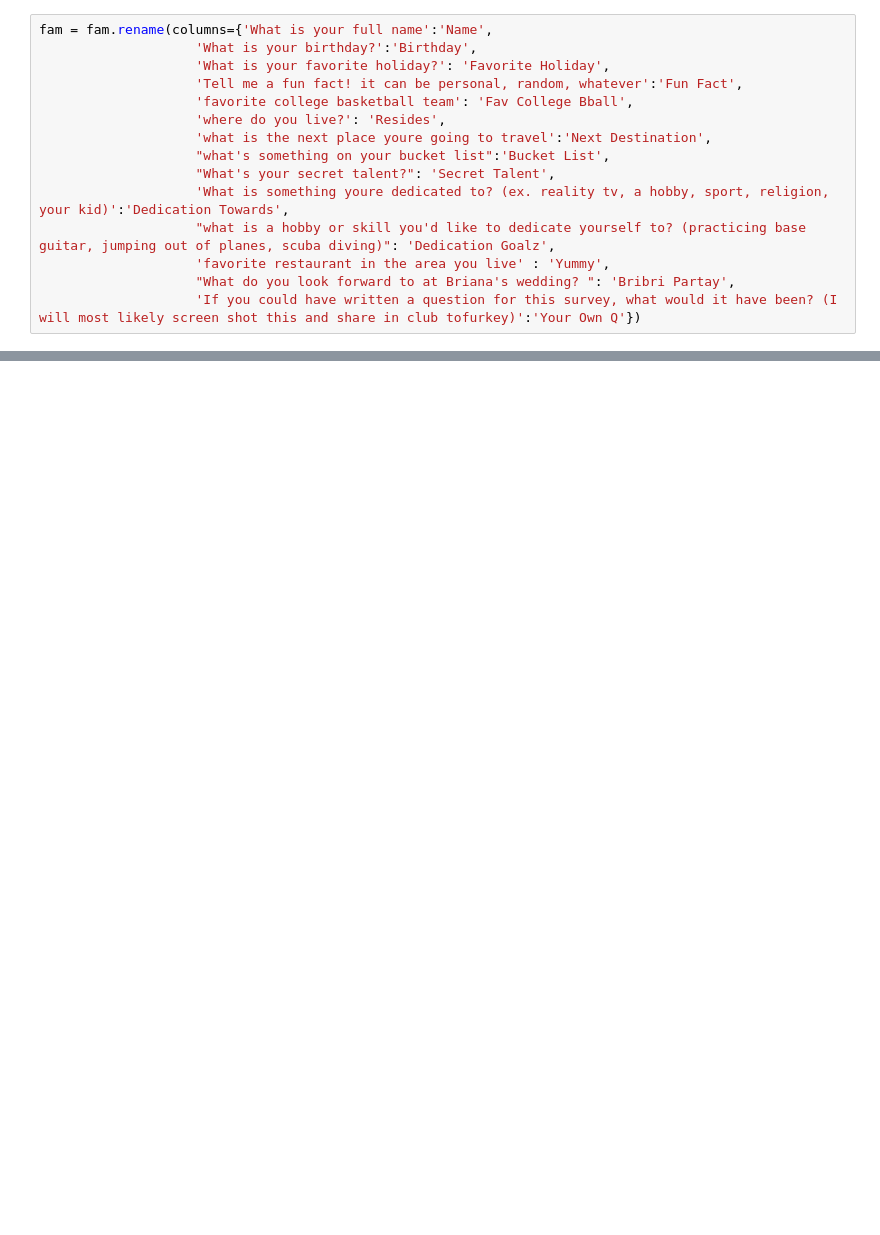
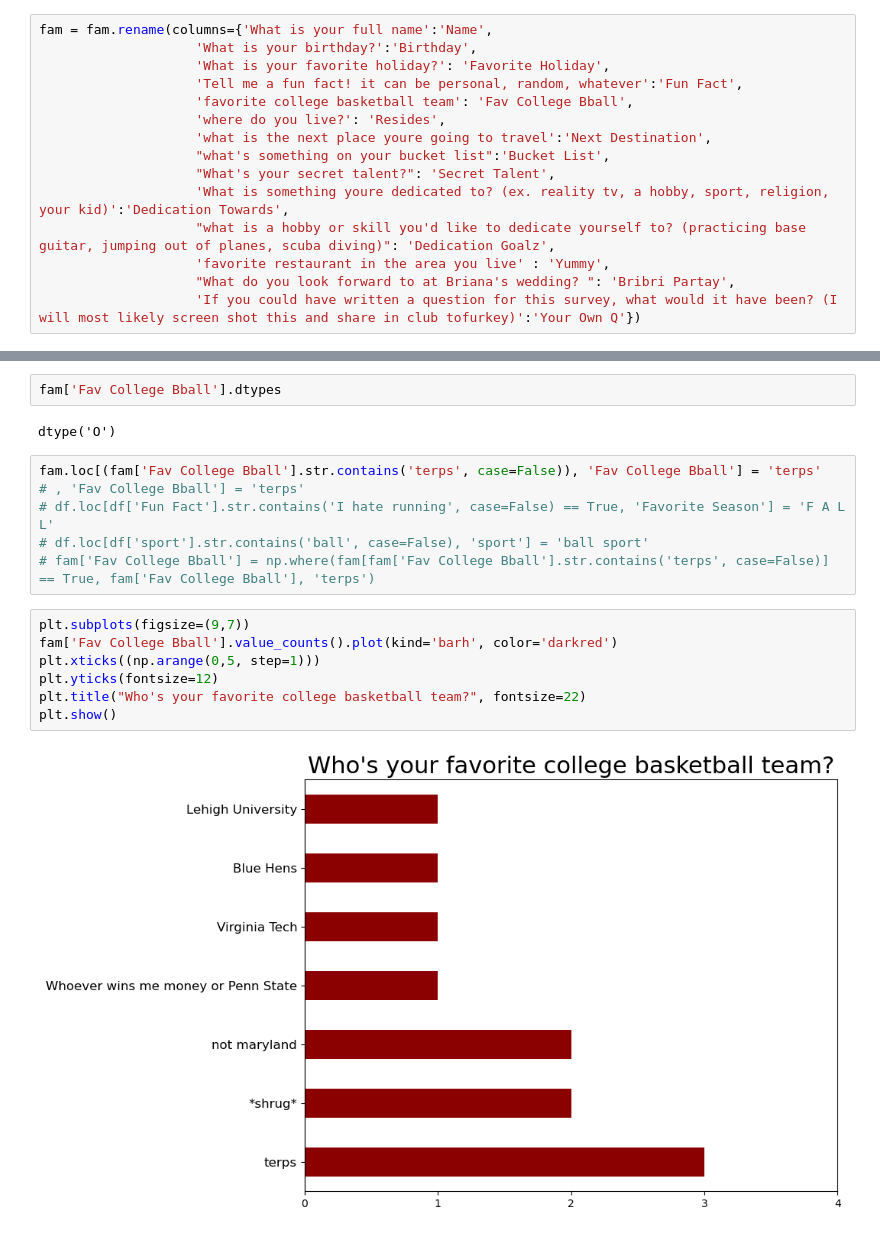
Before and after one commit to MarcBernstein0/raizel-practice-questions, a Jupyter notebook: notebook/family_2023updates.ipynb, the cells around one changed output, grey strips where cells are left out. Cells and saved outputs as stored; diff of their text form; blank space fills up the shorter version.

```diff
--- a/notebook/family_2023updates.ipynb
+++ b/notebook/family_2023updates.ipynb
@@ -71,0 +98,19 @@ fam[fam['Favorite Holiday'].str.contains('thanks', case=False)]
+# %%
+fam['Fav College Bball'].dtypes
+# %% [output]
+dtype('O')
+# %%
+fam.loc[(fam['Fav College Bball'].str.contains('terps', case=False)), 'Fav College Bball'] = 'terps'
+# , 'Fav College Bball'] = 'terps'
+# df.loc[df['Fun Fact'].str.contains('I hate running', case=False) == True, 'Favorite Season'] = 'F A L L'
+# df.loc[df['sport'].str.contains('ball', case=False), 'sport'] = 'ball sport'
+# fam['Fav College Bball'] = np.where(fam[fam['Fav College Bball'].str.contains('terps', case=False)] == True, fam['Fav College Bball'], 'terps')
+# %%
+plt.subplots(figsize=(9,7))
+fam['Fav College Bball'].value_counts().plot(kind='barh', color='darkred')
+plt.xticks((np.arange(0,5, step=1)))
+plt.yticks(fontsize=12)
+plt.title("Who's your favorite college basketball team?", fontsize=22)
+plt.show()
+# %% [output]
+[figure, added]
```
Also changed, not shown: parts of 10 cells of this notebook.
